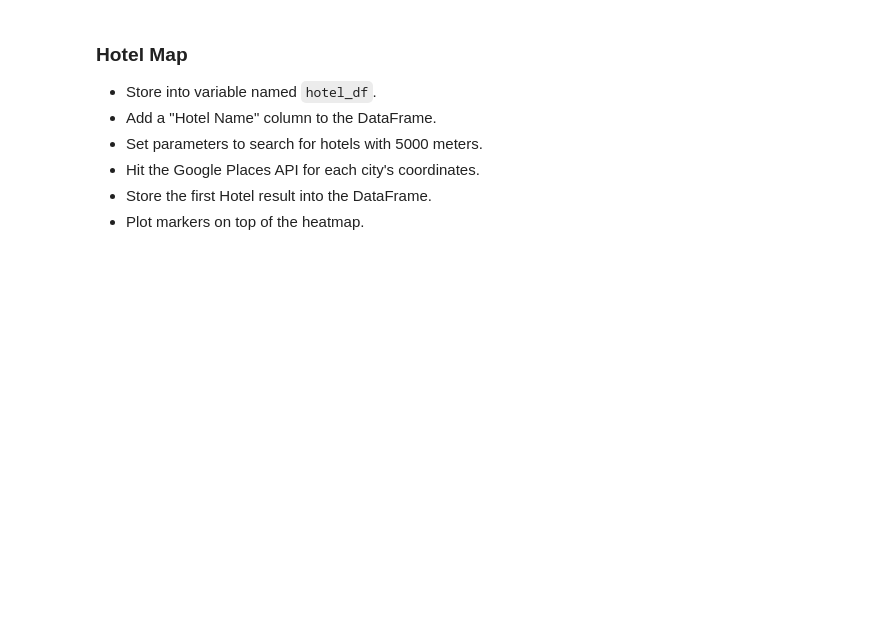
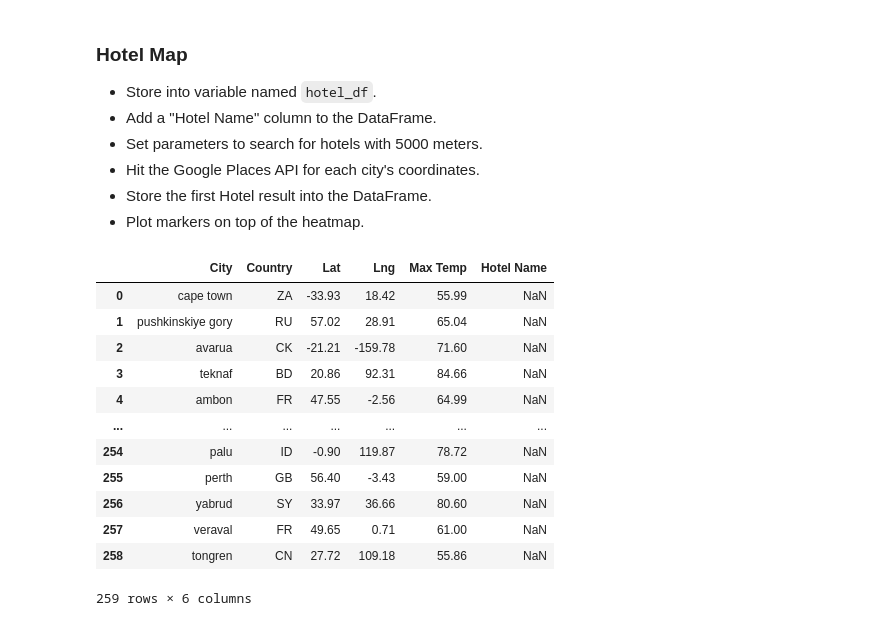
Before and after one commit to edo2021/PythonAPIChallenge, a Jupyter notebook: VacationPy/Vacationpy.ipynb, the cells around one changed output. Drawn from its saved outputs; the diff is of its cells as text; code cells hidden in the pictures; blank space fills up the shorter version.

```diff
--- a/VacationPy/Vacationpy.ipynb
+++ b/VacationPy/Vacationpy.ipynb
@@ -84,3 +106,20 @@ weather_df.head(10)
 * Hit the Google Places API for each city's coordinates.
 * Store the first Hotel result into the DataFrame.
 * Plot markers on top of the heatmap.
+# %%
+hotel_df = pd.DataFrame(weather_df, columns=['City', 'Country', 'Lat', 'Lng', 'Max Temp', 'Hotel Name'])
+hotel_df
+# %% [output]
+|  | City | Country | Lat | Lng | Max Temp | Hotel Name |
+| 0 | cape town | ZA | -33.93 | 18.42 | 55.99 | NaN |
+| 1 | pushkinskiye gory | RU | 57.02 | 28.91 | 65.04 | NaN |
+| 2 | avarua | CK | -21.21 | -159.78 | 71.60 | NaN |
+| 3 | teknaf | BD | 20.86 | 92.31 | 84.66 | NaN |
+| 4 | ambon | FR | 47.55 | -2.56 | 64.99 | NaN |
+| ... | ... | ... | ... | ... | ... | ... |
+| 254 | palu | ID | -0.90 | 119.87 | 78.72 | NaN |
+| 255 | perth | GB | 56.40 | -3.43 | 59.00 | NaN |
+| 256 | yabrud | SY | 33.97 | 36.66 | 80.60 | NaN |
+| 257 | veraval | FR | 49.65 | 0.71 | 61.00 | NaN |
+| 258 | tongren | CN | 27.72 | 109.18 | 55.86 | NaN |
+259 rows × 6 columns
```
Also changed, not shown: parts of 5 cells of this notebook.
